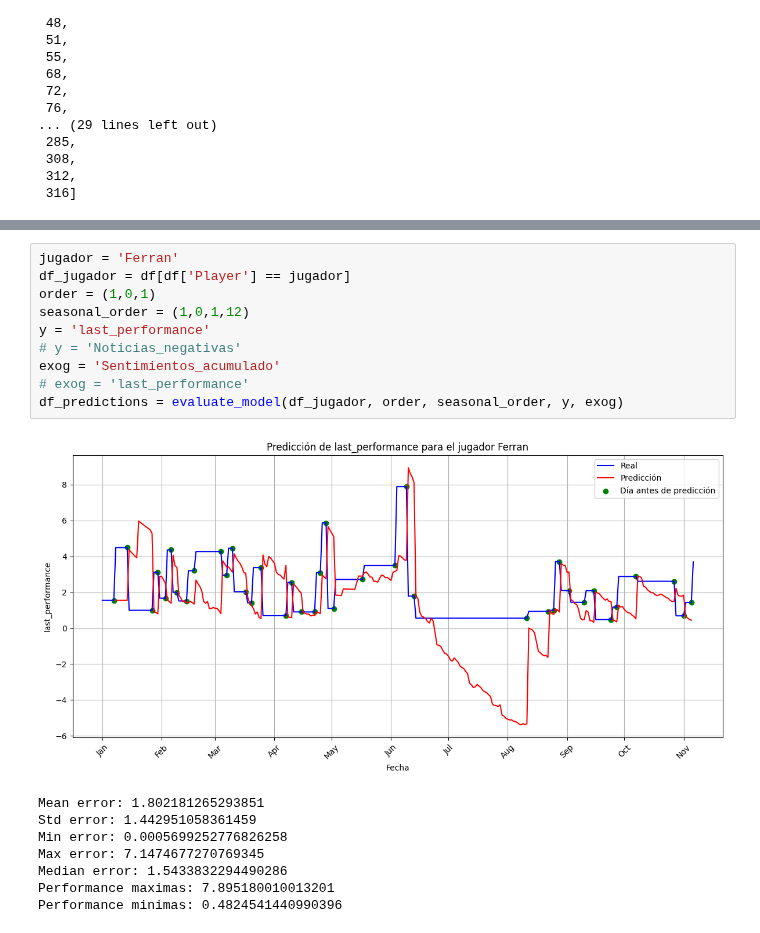
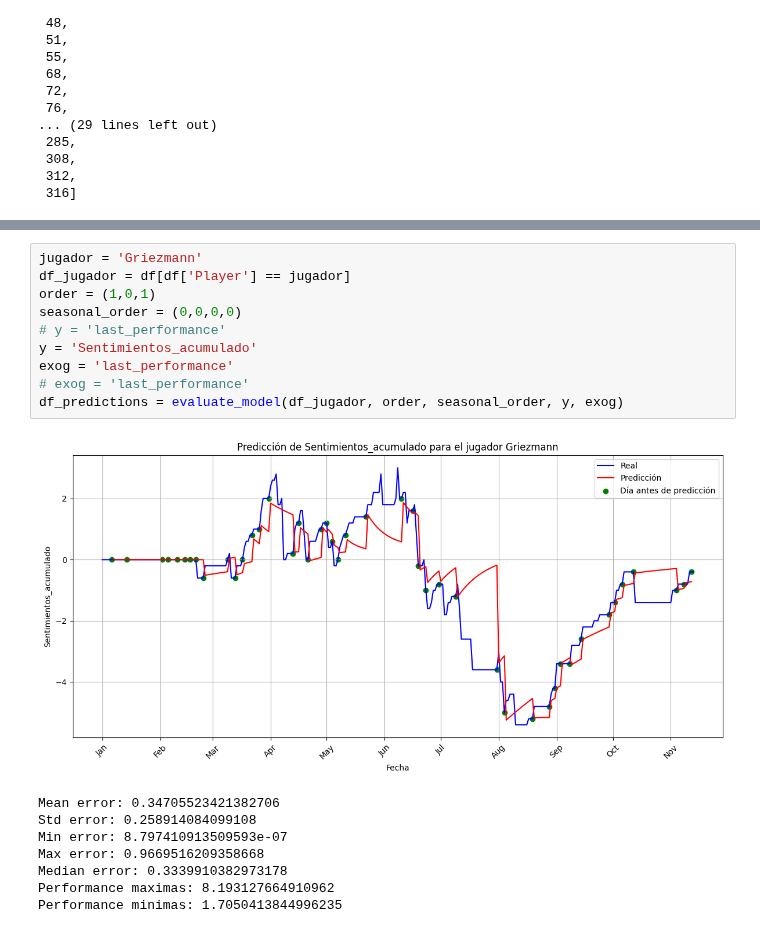
Before and after one commit to Santiagodiz/PlayerPulse, a Jupyter notebook: data/data_mining.ipynb, the cells around one changed output, grey strips where cells are left out. Drawn from its saved outputs; the diff is of its cells as text.

```diff
--- a/data/data_mining.ipynb
+++ b/data/data_mining.ipynb
@@ -245,19 +257,19 @@ def evaluate_model(df_jugador, order, seasonal_order, y, exog):
 # %%
-jugador = 'Ferran'
+jugador = 'Griezmann'
 df_jugador = df[df['Player'] == jugador]
 order = (1,0,1)
-seasonal_order = (1,0,1,12)
-y = 'last_performance'
-# y = 'Noticias_negativas'
-exog = 'Sentimientos_acumulado'
+seasonal_order = (0,0,0,0)
+# y = 'last_performance'
+y = 'Sentimientos_acumulado'
+exog = 'last_performance'
 # exog = 'last_performance'
 df_predictions = evaluate_model(df_jugador, order, seasonal_order, y, exog)
 # %% [output]
-[figure, old version]
+[figure, new version]
-Mean error: 1.802181265293851
-Std error: 1.442951058361459
-Min error: 0.0005699252776826258
-Max error: 7.1474677270769345
-Median error: 1.5433832294490286
-Performance maximas: 7.895180010013201
-Performance minimas: 0.4824541440990396
+Mean error: 0.34705523421382706
+Std error: 0.258914084099108
+Min error: 8.797410913509593e-07
+Max error: 0.9669516209358668
+Median error: 0.3339910382973178
+Performance maximas: 8.193127664910962
+Performance minimas: 1.7050413844996235
```
Also changed, not shown: parts of 13 cells of this notebook.
